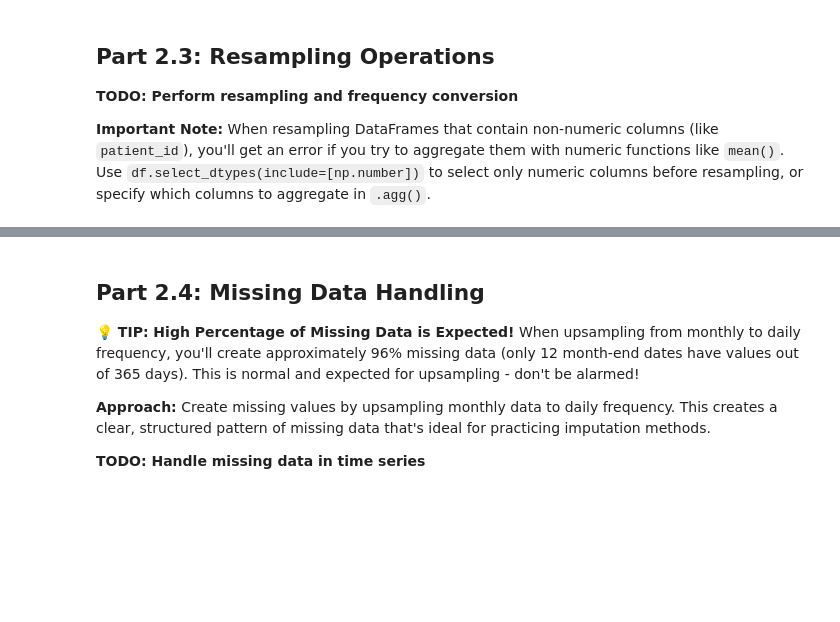
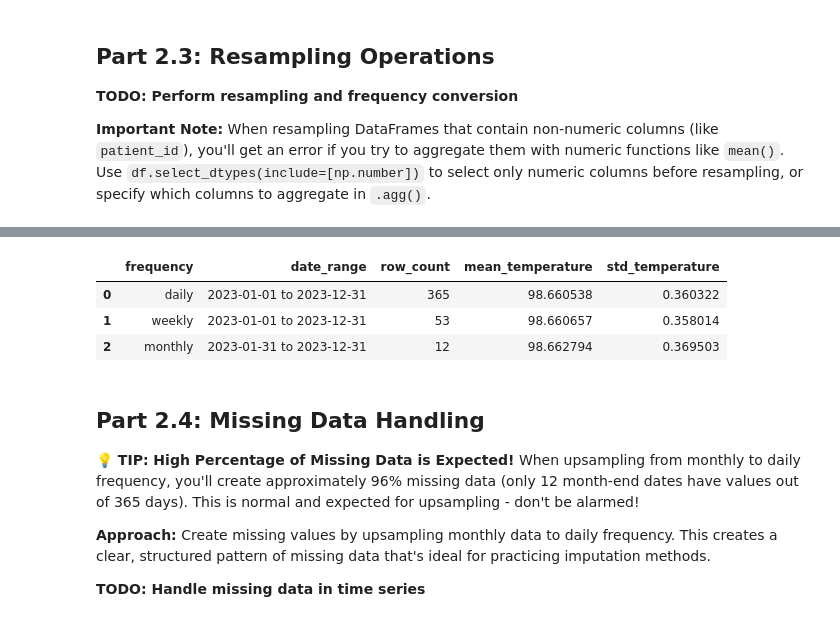
Before and after one commit to UCSF-DataSci/ds217-09-you-built-a-time-machine-out-of-a-delorean-sarahmughal, a Jupyter notebook: q2_resampling.ipynb, the cells around one changed output, grey strips where cells are left out. Drawn from its saved outputs; the diff is of its cells as text; code cells hidden in the pictures; blank space fills up the shorter version.

```diff
--- a/q2_resampling.ipynb
+++ b/q2_resampling.ipynb
@@ -208,31 +208,48 @@ Average temperature - Business hours: 98.5°F
 # TODO: Resample hourly ICU data to daily
 # Note: Exclude non-numeric columns like 'patient_id' when resampling
 # Select only numeric columns before resampling
-# numeric_cols = icu_monitoring.select_dtypes(include=[np.number]).columns
-# icu_daily = icu_monitoring[numeric_cols].resample('D').mean()
-# print("ICU daily shape:", icu_daily.shape)
+numeric_cols = icu_monitoring.select_dtypes(include=[np.number]).columns
+
+icu_daily = icu_monitoring[numeric_cols].resample("D").mean()
+print("ICU Daily Shape:", icu_daily.shape)
 
 # TODO: Resample daily patient data to weekly
 # Note: Exclude 'patient_id' column when resampling
 # Select only numeric columns before resampling
-# numeric_cols_pv = patient_vitals.select_dtypes(include=[np.number]).columns
-# patient_vitals_weekly = patient_vitals[numeric_cols_pv].resample('W').mean()
-# print("Weekly resampled shape:", patient_vitals_weekly.shape)
+numeric_cols_pv = patient_vitals.select_dtypes(include=[np.number]).columns
+
+patient_vitals_weekly = patient_vitals[numeric_cols_pv].resample("W").mean()
+print("Weekly Resampled Shape:", patient_vitals_weekly.shape)
 
 # TODO: Resample daily patient data to monthly
-# patient_vitals_monthly = None  # Resample to monthly with mean aggregation (use freq='ME' for Month End)
-# print("Monthly resampled shape:", patient_vitals_monthly.shape)
+# Resample to monthly with mean aggregation (use freq='ME' for Month End)
+patient_vitals_monthly = patient_vitals[numeric_cols_pv].resample("ME").mean()
+print("Monthly Resampled Shape:", patient_vitals_monthly.shape)
 
 # TODO: Use different aggregation functions (mean, sum, max, min)
-# icu_daily_stats = None  # Resample with multiple aggregations
-# Example: resample('D').agg({'heart_rate': ['mean', 'max', 'min'],
-#                             'temperature': 'mean'})
+# Resample with multiple aggregations
+icu_daily_stats = (
+    icu_monitoring[numeric_cols]
+    .resample("D")
+    .agg(
+        {
+            "heart_rate": ["mean", "max", "min"],
+            "temperature": ["mean", "max", "min"],
+            "oxygen_saturation": ["mean", "max", "min"],
+            "blood_pressure_systolic": ["mean", "max"],
+            "blood_pressure_diastolic": ["mean", "max"],
+        }
+    )
+)
+print("ICU Daily Stats Shape:", icu_daily_stats.shape)
 
 # TODO: Handle missing values during resampling
 # Demonstrate upsampling (monthly to daily) creates missing values
 # Note: When upsampling, use .asfreq() to create missing values, or use .resample() with aggregation
-# monthly_to_daily = None  # Upsample monthly data to daily (use .asfreq() or .resample('D'))
-# print("Missing values after upsampling:", monthly_to_daily.isna().sum())
+# Upsample monthly data to daily (use .asfreq() or .resample('D'))
+monthly_to_daily = patient_vitals_monthly.resample("D").asfreq()
+print("\nMissing Values After Upsampling:")
+display(monthly_to_daily.isna().sum())
 
 # TODO: Compare different resampling frequencies
 # Create a DataFrame comparing resampling results at different frequencies
@@ -246,8 +263,9 @@ Average temperature - Business hours: 98.5°F
 # 1. Since 'date' is currently the index, reset it to a column first, then aggregate by date
 #    Note: groupby('date').mean() automatically sets 'date' as the index in the result, so you don't need
 #    to call set_index('date') again after groupby.
-#    patient_vitals_reset = patient_vitals[numeric_cols_pv].reset_index()
-#    patient_vitals_daily_agg = patient_vitals_reset.groupby('date').mean()
+patient_vitals_reset = patient_vitals[numeric_cols_pv].reset_index()
+patient_vitals_daily_agg = patient_vitals_reset.groupby("date").mean()
+
 #    # The date is already the index after groupby, so no need to set_index again
 # 2. Compare the aggregated daily data with weekly and monthly resampled data
 # Use patient_vitals data resampled to different frequencies:
@@ -256,14 +274,35 @@ Average temperature - Business hours: 98.5°F
 # - Monthly resampled (patient_vitals_monthly)
 # Include columns: frequency, date_range, row_count, mean_temperature, std_temperature
 # Use the 'temperature' column from each resampled dataset
-# Example structure:
-# resampling_comparison = pd.DataFrame({
-#     'frequency': ['daily', 'weekly', 'monthly'],
-#     'date_range': [...],  # Use index.min() and index.max() for each dataset
-#     'row_count': [...],  # Use len() for each dataset
-#     'mean_temperature': [...],  # Use .mean() on 'temperature' column for each dataset
-#     'std_temperature': [...]   # Use .std() on 'temperature' column for each dataset
-# })
+resampling_comparison = pd.DataFrame(
+    {
+        "frequency": ["daily", "weekly", "monthly"],
+        "date_range": [  # Use index.min() and index.max() for each dataset
+            f"{patient_vitals_daily_agg.index.min().date()} to {patient_vitals_daily_agg.index.max().date()}",
+            f"{patient_vitals_weekly.index.min().date()} to {patient_vitals_weekly.index.max().date()}",
+            f"{patient_vitals_monthly.index.min().date()} to {patient_vitals_monthly.index.max().date()}",
+        ],
+        "row_count": [  # Use len() for each dataset
+            len(patient_vitals_daily_agg),
+            len(patient_vitals_weekly),
+            len(patient_vitals_monthly),
+        ],
+        "mean_temperature": [  # Use .mean() on 'temperature' column for each dataset
+            patient_vitals_daily_agg["temperature"].mean(),
+            patient_vitals_weekly["temperature"].mean(),
+            patient_vitals_monthly["temperature"].mean(),
+        ],
+        "std_temperature": [  # Use .std() on 'temperature' column for each dataset
+            patient_vitals_daily_agg["temperature"].std(),
+            patient_vitals_weekly["temperature"].std(),
+            patient_vitals_monthly["temperature"].std(),
+        ],
+    }
+)
+
+print("Resampling Comparison:")
+display(resampling_comparison)
 
 # TODO: Save results as 'output/q2_resampling_analysis.csv'
-# resampling_comparison.to_csv('output/q2_resampling_analysis.csv', index=False)
+resampling_comparison.to_csv("output/q2_resampling_analysis.csv", index=False)
+# %% [output]
@@ -270,3 +322,7 @@ Average temperature - Business hours: 98.5°F
+|  | frequency | date_range | row_count | mean_temperature | std_temperature |
+| 0 | daily | 2023-01-01 to 2023-12-31 | 365 | 98.660538 | 0.360322 |
+| 1 | weekly | 2023-01-01 to 2023-12-31 | 53 | 98.660657 | 0.358014 |
+| 2 | monthly | 2023-01-31 to 2023-12-31 | 12 | 98.662794 | 0.369503 |
 # %% [markdown]
 ## Part 2.4: Missing Data Handling
 
```
Also changed, not shown: parts of 3 cells of this notebook, 2 other files.
